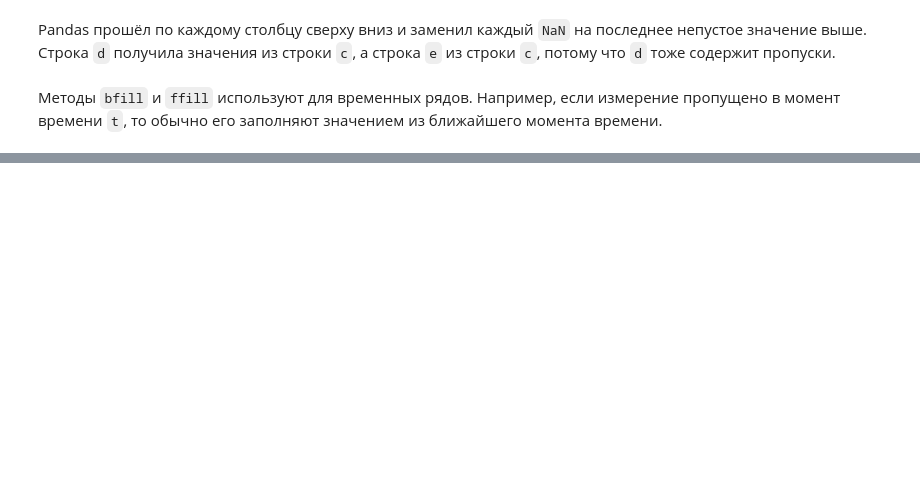
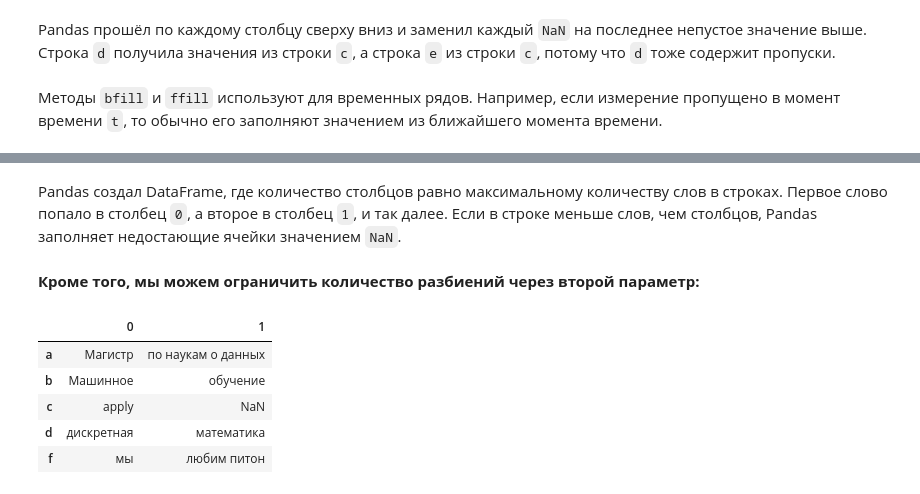
Before and after one commit to tadzhnahal/study-notes, a Jupyter notebook: HSE MDS/Machine Learning/ML_Lecture_02.ipynb, the cells around one changed output, grey strips where cells are left out. Cells and saved outputs as stored; diff of their text form; code cells hidden in the pictures; blank space fills up the shorter version.

```diff
--- a/HSE MDS/Machine Learning/ML_Lecture_02.ipynb
+++ b/HSE MDS/Machine Learning/ML_Lecture_02.ipynb
@@ -1320,0 +1615,14 @@ Pandas прошёл по каждому столбцу сверху вниз и
+# %% [markdown]
+Pandas создал DataFrame, где количество столбцов равно максимальному количеству слов в строках. Первое слово попало в столбец `0`, а второе в столбец `1`, и так далее. Если в строке меньше слов, чем столбцов, Pandas заполняет недостающие ячейки значением `NaN`.
+# %% [markdown]
+**Кроме того, мы можем ограничить количество разбиений через второй параметр:**
+# %%
+# Разбиваем только по первому пробелу
+df['fourth'].str.split(' ', n=1, expand=True)
+# %% [output]
+|  | 0 | 1 |
+| a | Магистр | по наукам о данных |
+| b | Машинное | обучение |
+| c | apply | NaN |
+| d | дискретная | математика |
+| f | мы | любим питон |
```
Also changed, not shown: parts of 98 cells of this notebook.
